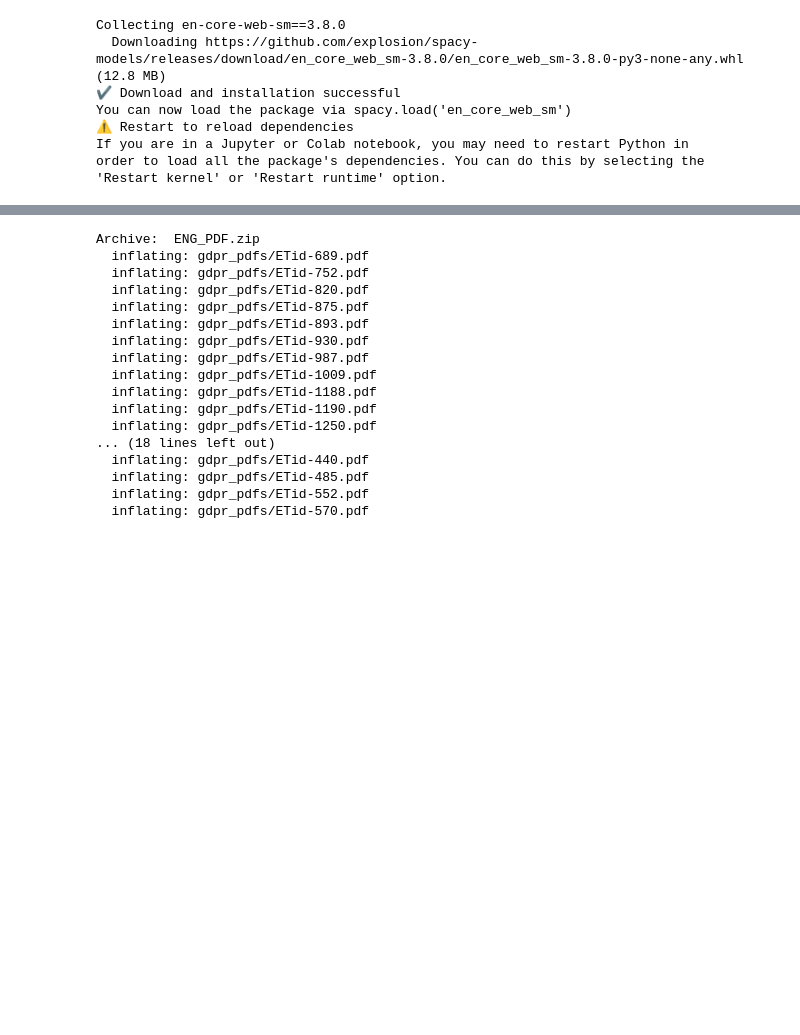
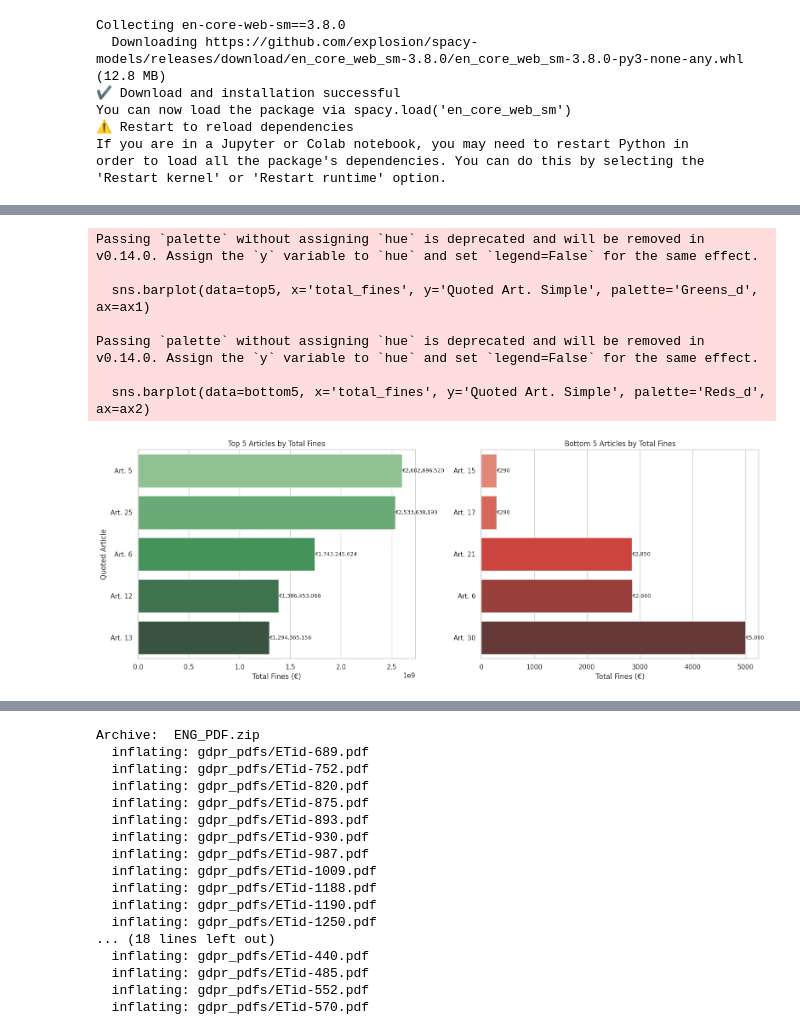
Before and after one commit to AnhQnY/IBS-Capstone-Project, a Jupyter notebook: Topic_modelling.ipynb, the cells around one changed output, grey strips where cells are left out. Drawn from its saved outputs; the diff is of its cells as text; code cells hidden in the pictures; blank space fills up the shorter version.

Commit message:
Updated code with visualizations and added algorithms

```diff
--- a/Topic_modelling.ipynb
+++ b/Topic_modelling.ipynb
@@ -38,0 +61,3 @@ uploaded = files.upload()
+# %%
+df_meta=pd.read_excel('ALL_metadata.xlsx')
+df_meta.head()
@@ -38,0 +109,2 @@ uploaded = files.upload()
+# %%
+df_meta['Fine [€]'].replace('Only intention to issue fine', 0, inplace=True)
@@ -38,0 +162,9 @@ uploaded = files.upload()
+# %%
+# Group by simplified article and calculate summary statistics
+article_summary = metadata_exploded.groupby('Quoted Art. Simple').agg(
+    total_fines=('Fine [€]', 'sum'),
+    average_fine=('Fine [€]', 'mean'),
+    case_count=('Fine [€]', 'count')
+).reset_index().sort_values(by='total_fines', ascending=False)
+
+print(article_summary)
@@ -38,0 +189,40 @@ uploaded = files.upload()
+# %%
+import matplotlib.pyplot as plt
+import seaborn as sns
+
+# Prepare top and bottom 5
+top5 = article_summary.nlargest(5, 'total_fines')
+bottom5 = article_summary.nsmallest(5, 'total_fines')
+
+sns.set(style="whitegrid")
+fig, (ax1, ax2) = plt.subplots(1, 2, figsize=(16, 6))
+
+# Top 5
+sns.barplot(data=top5, x='total_fines', y='Quoted Art. Simple', palette='Greens_d', ax=ax1)
+ax1.set_title('Top 5 Articles by Total Fines')
+ax1.set_xlabel('Total Fines (€)')
+ax1.set_ylabel('Quoted Article')
+for bar, value in zip(ax1.patches, top5['total_fines']):
+    ax1.text(bar.get_width(), bar.get_y() + bar.get_height() / 2, f"€{value:,.0f}",
+             va='center', ha='left', fontsize=9)
+
+# Bottom 5
+sns.barplot(data=bottom5, x='total_fines', y='Quoted Art. Simple', palette='Reds_d', ax=ax2)
+ax2.set_title('Bottom 5 Articles by Total Fines')
+ax2.set_xlabel('Total Fines (€)')
+ax2.set_ylabel('')
+for bar, value in zip(ax2.patches, bottom5['total_fines']):
+    ax2.text(bar.get_width(), bar.get_y() + bar.get_height() / 2, f"€{value:,.0f}",
+             va='center', ha='left', fontsize=9)
+
+plt.tight_layout()
+plt.show()
+# %% [output]
+Passing `palette` without assigning `hue` is deprecated and will be removed in v0.14.0. Assign the `y` variable to `hue` and set `legend=False` for the same effect.
+
+  sns.barplot(data=top5, x='total_fines', y='Quoted Art. Simple', palette='Greens_d', ax=ax1)
+
+Passing `palette` without assigning `hue` is deprecated and will be removed in v0.14.0. Assign the `y` variable to `hue` and set `legend=False` for the same effect.
+
+  sns.barplot(data=bottom5, x='total_fines', y='Quoted Art. Simple', palette='Reds_d', ax=ax2)
+[figure, added]
```
Also changed, not shown: parts of 34 cells of this notebook, 3 other files.
